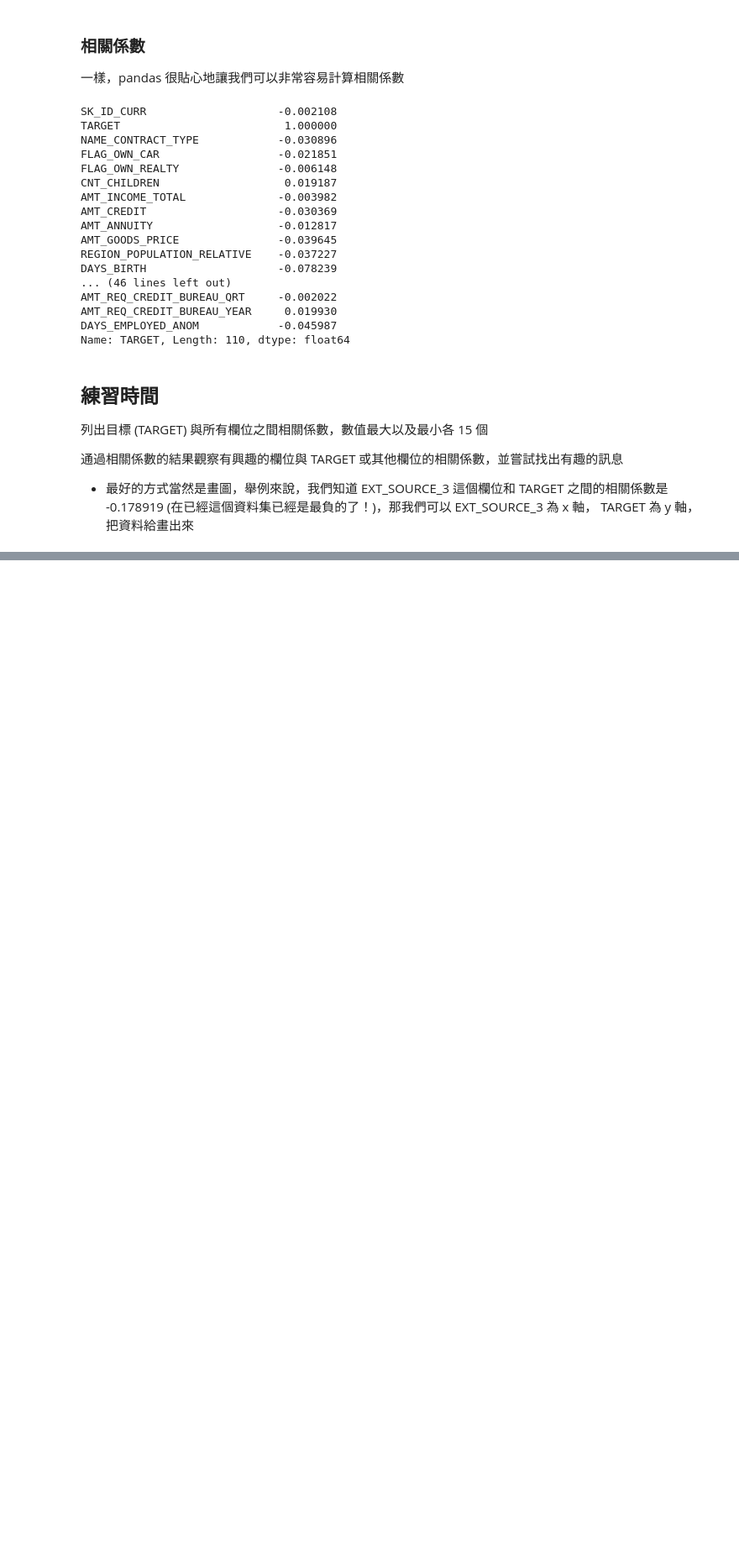
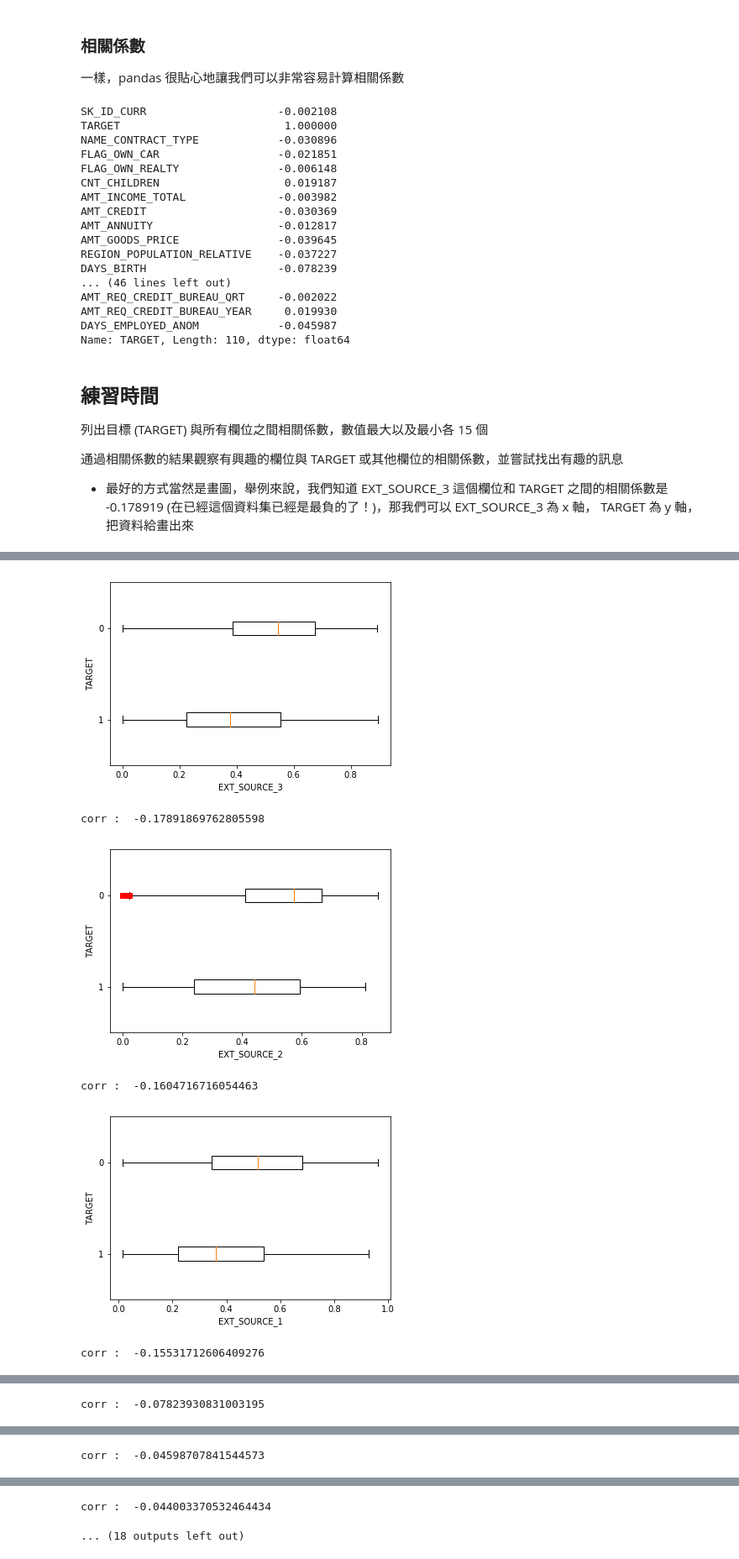
Before and after one commit to JungYuan/2nd-ML100Days, a Jupyter notebook: homework/Day_010_HW.ipynb, the cells around one changed output, grey strips where cells are left out. Shown at 84% size. Cells and saved outputs as stored; diff of their text form; code cells hidden in the pictures; blank space fills up the shorter version.

```diff
--- a/homework/Day_010_HW.ipynb
+++ b/homework/Day_010_HW.ipynb
@@ -138 +138,20 @@ corr :  -0.043767921047647734
 ... (48 outputs left out)
+# %%
+for cols in cor_Target.sort_values().head(15).index:
+    tt = app_train[~app_train[cols].isnull()]
+    plt.boxplot( [tt[tt['TARGET']==i][cols] for i in tt['TARGET'].unique()],
+                notch=False, # box instead of notch shape
+                sym='rs',    # red squares for outliers
+                vert=False,   # vertical box aligmnent
+                labels= tt['TARGET'].unique())
+    plt.xlabel(cols)
+    plt.ylabel('TARGET')
+    plt.show()
+    print('corr : ', cor_Target[cols])
+# %% [output]
+[figure, added]
+corr :  -0.17891869762805598
+[figure, added]
+corr :  -0.1604716716054463
+[figure, added]
+corr :  -0.15531712606409276
@@ -138,0 +159 @@ corr :  -0.043767921047647734
+corr :  -0.07823930831003195
@@ -138,0 +161 @@ corr :  -0.043767921047647734
+corr :  -0.04598707841544573
@@ -138,0 +163,2 @@ corr :  -0.043767921047647734
+corr :  -0.044003370532464434
+... (18 outputs left out)
```
Also changed, not shown: parts of 4 cells of this notebook, 2 other files.
